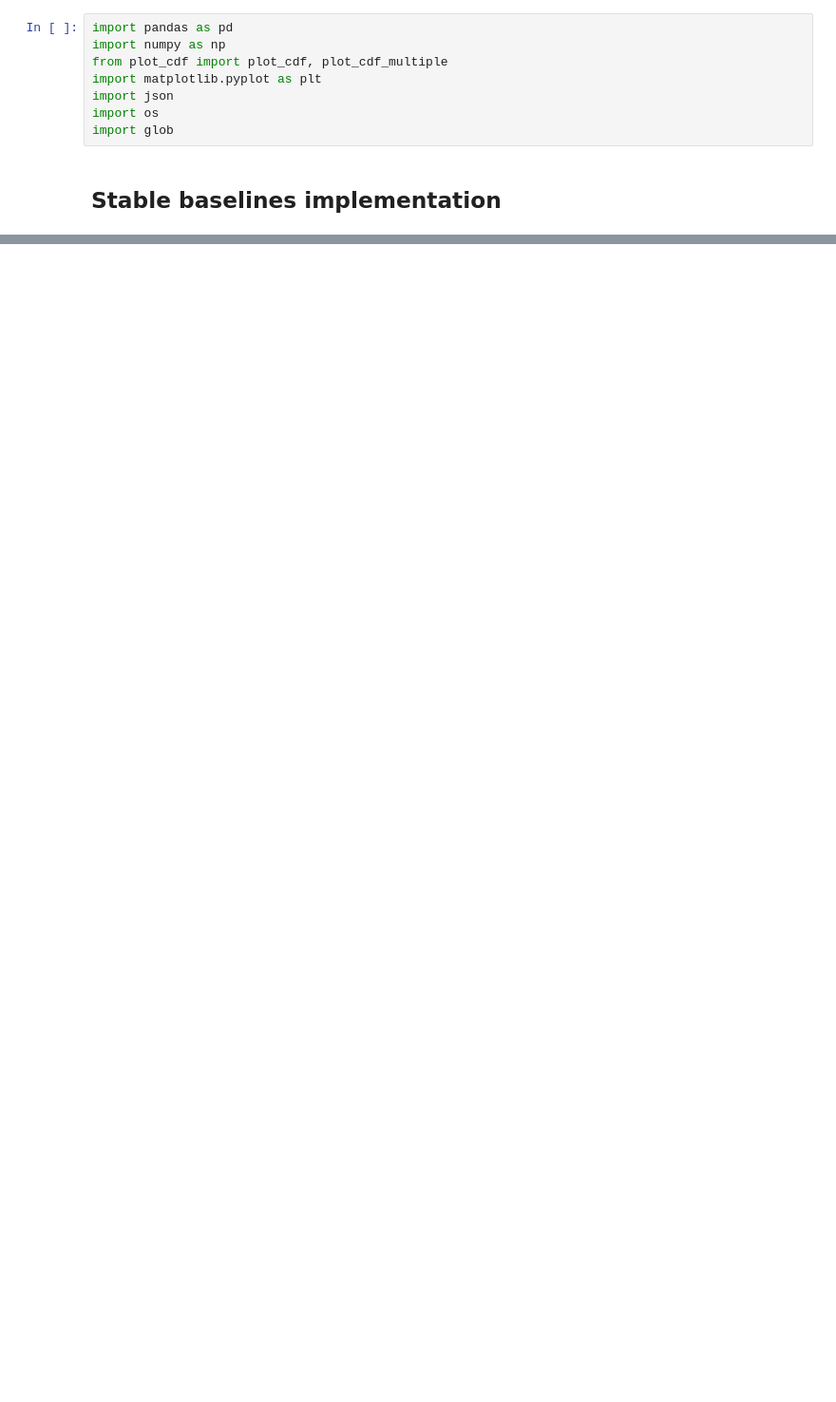
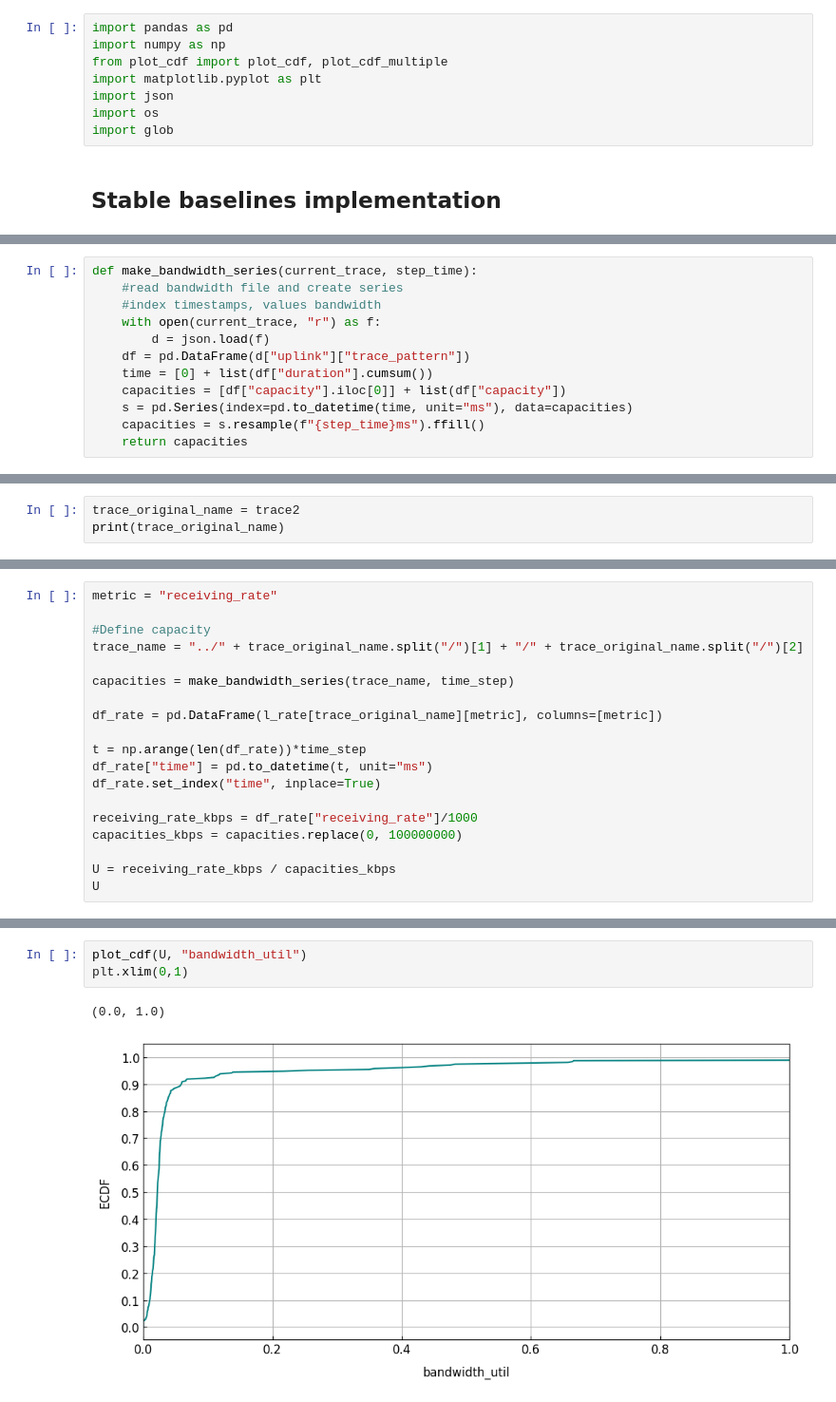
Before and after one commit to denama/ReCoCo, a Jupyter notebook: simulation_analysis/Analyze_sending_rate.ipynb, the cells around one changed output, grey strips where cells are left out. Shown: that part at 95% size. Cells and saved outputs as stored; diff of their text form; blank space fills up the shorter version.

```diff
--- a/simulation_analysis/Analyze_sending_rate.ipynb
+++ b/simulation_analysis/Analyze_sending_rate.ipynb
@@ -70,0 +100,12 @@ for metric in ["bandwidth_prediction", "receiving_rate", "sending_rate", "delay"
+# %%
+def make_bandwidth_series(current_trace, step_time):
+    #read bandwidth file and create series
+    #index timestamps, values bandwidth
+    with open(current_trace, "r") as f:
+        d = json.load(f)
+    df = pd.DataFrame(d["uplink"]["trace_pattern"])
+    time = [0] + list(df["duration"].cumsum())
+    capacities = [df["capacity"].iloc[0]] + list(df["capacity"])
+    s = pd.Series(index=pd.to_datetime(time, unit="ms"), data=capacities)
+    capacities = s.resample(f"{step_time}ms").ffill()
+    return capacities
@@ -70,0 +114,3 @@ for metric in ["bandwidth_prediction", "receiving_rate", "sending_rate", "delay"
+# %%
+trace_original_name = trace2
+print(trace_original_name)
@@ -70,0 +119,19 @@ for metric in ["bandwidth_prediction", "receiving_rate", "sending_rate", "delay"
+# %%
+metric = "receiving_rate"
+
+#Define capacity
+trace_name = "../" + trace_original_name.split("/")[1] + "/" + trace_original_name.split("/")[2]
+
+capacities = make_bandwidth_series(trace_name, time_step)
+
+df_rate = pd.DataFrame(l_rate[trace_original_name][metric], columns=[metric])
+
+t = np.arange(len(df_rate))*time_step
+df_rate["time"] = pd.to_datetime(t, unit="ms")
+df_rate.set_index("time", inplace=True)
+
+receiving_rate_kbps = df_rate["receiving_rate"]/1000
+capacities_kbps = capacities.replace(0, 100000000)
+
+U = receiving_rate_kbps / capacities_kbps
+U
@@ -70,0 +152,6 @@ for metric in ["bandwidth_prediction", "receiving_rate", "sending_rate", "delay"
+# %%
+plot_cdf(U, "bandwidth_util")
+plt.xlim(0,1)
+# %% [output]
+(0.0, 1.0)
+[figure, added]
```
Also changed, not shown: parts of 21 cells of this notebook, 3 other files.
